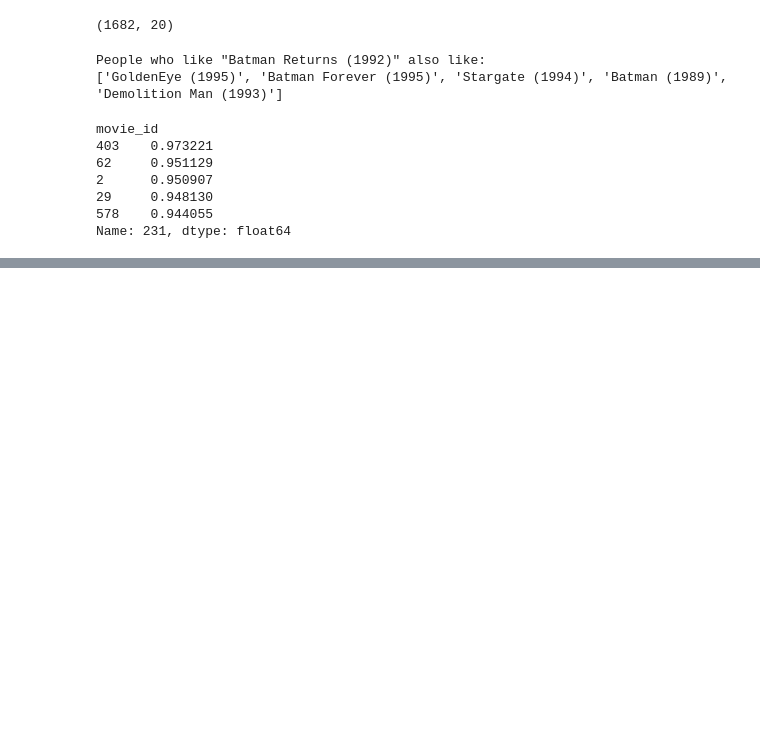
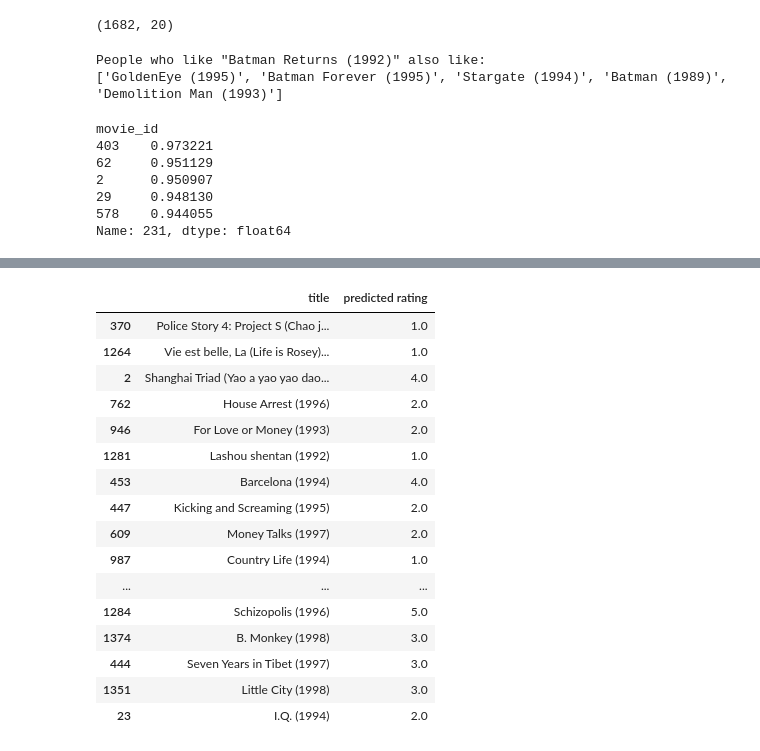
Before and after one commit to JC-Cheng/ML-QF_Practice, a Jupyter notebook: recommendation_system.ipynb, the cells around one changed output, grey strips where cells are left out. Cells and saved outputs as stored; diff of their text form; code cells hidden in the pictures; blank space fills up the shorter version.

```diff
--- a/recommendation_system.ipynb
+++ b/recommendation_system.ipynb
@@ -226,0 +239,20 @@ get_MC_prediction(500)
+# %%
+pred.sample(20)
+# %% [output]
+|  | title | predicted rating |
+| 370 | Police Story 4: Project S (Chao j... | 1.0 |
+| 1264 | Vie est belle, La (Life is Rosey)... | 1.0 |
+| 2 | Shanghai Triad (Yao a yao yao dao... | 4.0 |
+| 762 | House Arrest (1996) | 2.0 |
+| 946 | For Love or Money (1993) | 2.0 |
+| 1281 | Lashou shentan (1992) | 1.0 |
+| 453 | Barcelona (1994) | 4.0 |
+| 447 | Kicking and Screaming (1995) | 2.0 |
+| 609 | Money Talks (1997) | 2.0 |
+| 987 | Country Life (1994) | 1.0 |
+| ... | ... | ... |
+| 1284 | Schizopolis (1996) | 5.0 |
+| 1374 | B. Monkey (1998) | 3.0 |
+| 444 | Seven Years in Tibet (1997) | 3.0 |
+| 1351 | Little City (1998) | 3.0 |
+| 23 | I.Q. (1994) | 2.0 |
```
Also changed, not shown: parts of 10 cells of this notebook.
